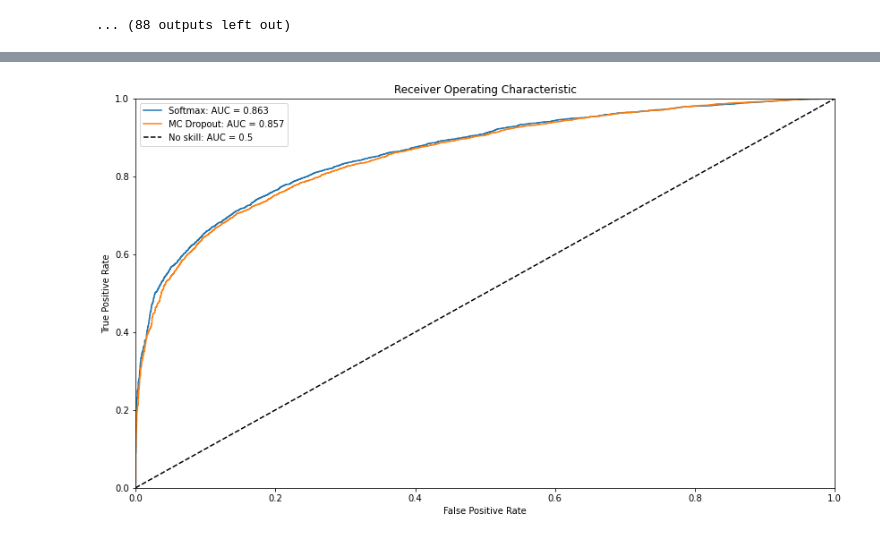
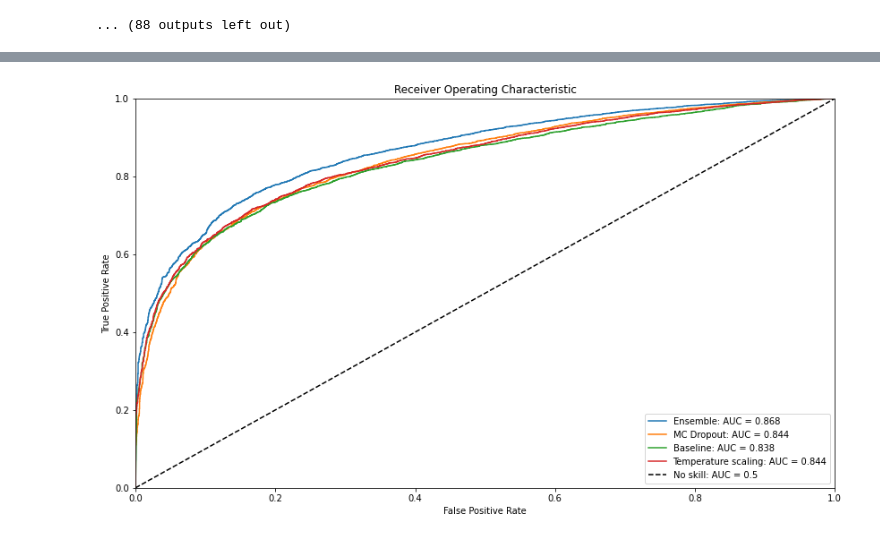
Before and after one commit to vlasakjiri/uncertainty-estimations, a Jupyter notebook: classification-cifar.ipynb, the cells around one changed output, grey strips where cells are left out. Drawn from its saved outputs; the diff is of its cells as text; code cells hidden in the pictures.

```diff
--- a/classification-cifar.ipynb
+++ b/classification-cifar.ipynb
@@ -71,5 +91,7 @@ data_loaders = {"train": data_loader_train, "val": data_loader_val, "test": data
 # %%
-model = torch.load("models/cifar100_resnet18")
+model = torch.load("models/cifar100_resnet18_train_val_split")
 model_dropout = torch.load("models/cifar100_resnet18_0.2dropout_all")
 model_dropout.load_state_dict(model.state_dict())
 model = model_dropout
+model.dropout = torch.nn.Dropout(p=0)
+utils.mc_dropout.set_dropout_p(model, model, .03)
@@ -128,5 +164,5 @@ model.dropout = torch.nn.Dropout(p=0)
 # %%
 from utils.temperature_scaling import ModelWithTemperature
 scaled_model = ModelWithTemperature(model)
-scaled_model.set_temperature(data_loader_test)
+scaled_model.set_temperature(data_loader_val)
 # %% [output]
@@ -151,7 +187,11 @@ ModelWithTemperature(
   )
 )
 # %%
-# utils.mc_dropout.set_dropout_p(model, model, .03)
-progress = utils.model.run_validation(
-    scaled_model, data_loaders["test"], utils.metrics.Progress(), device, use_mc_dropout=True)
+
+progress_ensemble = utils.model.run_validation(
+    ensemble, data_loaders["test"], utils.metrics.Progress(), device, use_mc_dropout=False)
+progress_model = utils.model.run_validation(
+    model, data_loaders["test"], utils.metrics.Progress(), device, use_mc_dropout=True)
+progress_scaled_model = utils.model.run_validation(
+    scaled_model, data_loaders["test"], utils.metrics.Progress(), device, use_mc_dropout=False)
 # %%
@@ -187,12 +221,17 @@ Accuracy: 69.48%, NLL: 1.150287
 import sklearn.metrics as metrics
 curves = []
 
-correct = progress.predictions == progress.labels
-fpr, tpr, _ = metrics.roc_curve(correct, progress.max_probs)
+
+
+
+correct = progress_ensemble.predictions == progress_ensemble.labels
+max_probs = progress_ensemble.logits.max(axis=-1)
+fpr, tpr, _ = metrics.roc_curve(correct, max_probs)
 roc_auc = metrics.auc(fpr, tpr)
 
-prec, recall, _ = metrics.precision_recall_curve(correct, progress.max_probs)
+prec, recall, _ = metrics.precision_recall_curve(correct, max_probs)
 aupr = metrics.auc(recall, prec)
+
 curves.append({
     "fpr":fpr,
     "tpr":tpr,
@@ -200,43 +239,74 @@ curves.append({
     "prec": prec,
     "recall": recall,
     "aupr": aupr,
-    "label": "Softmax"
+    "label": "Ensemble"
 })
 
-correct = progress.dropout_predictions == progress.labels
-dropout_max_probs = progress.dropout_outputs.max(axis=-1)
+correct = progress_model.dropout_predictions == progress_model.labels
+dropout_max_probs = progress_model.dropout_outputs.max(axis=-1)
 fpr, tpr, _ = metrics.roc_curve(correct, dropout_max_probs)
 roc_auc = metrics.auc(fpr, tpr)
 
 prec, recall, _ = metrics.precision_recall_curve(correct, dropout_max_probs)
 aupr = metrics.auc(recall, prec)
 
 curves.append({
     "fpr":fpr,
     "tpr":tpr,
     "auroc":roc_auc,
     "prec": prec,
     "recall": recall,
     "aupr": aupr,
     "label": "MC Dropout"
 })
 
+correct = progress_model.predictions == progress_model.labels
+fpr, tpr, _ = metrics.roc_curve(correct, progress_model.max_probs)
+roc_auc = metrics.auc(fpr, tpr)
+
+prec, recall, _ = metrics.precision_recall_curve(correct, progress_model.max_probs)
+aupr = metrics.auc(recall, prec)
+curves.append({
+    "fpr":fpr,
+    "tpr":tpr,
+    "auroc":roc_auc,
+    "prec": prec,
+    "recall": recall,
+    "aupr": aupr,
+    "label": "Baseline"
+})
+
+correct = progress_scaled_model.predictions == progress_scaled_model.labels
+fpr, tpr, _ = metrics.roc_curve(correct, progress_scaled_model.max_probs)
+roc_auc = metrics.auc(fpr, tpr)
+
+prec, recall, _ = metrics.precision_recall_curve(correct, progress_scaled_model.max_probs)
+aupr = metrics.auc(recall, prec)
+curves.append({
+    "fpr":fpr,
+    "tpr":tpr,
+    "auroc":roc_auc,
+    "prec": prec,
+    "recall": recall,
+    "aupr": aupr,
+    "label": "Temperature scaling"
+})
 
 
 plt.figure(figsize=(14,8))
 plt.title('Receiver Operating Characteristic')
 for curve in curves:
     plt.plot(curve["fpr"], curve["tpr"], label = f"{curve['label']}: AUC = {curve['auroc']:.3f}" )
 plt.plot([0, 1], [0, 1],'k--', label=f"No skill: AUC = 0.5")
 plt.xlim([0, 1])
 plt.ylim([0, 1])
 plt.legend()
 
 plt.ylabel('True Positive Rate')
 plt.xlabel('False Positive Rate')
 plt.show()
 # %% [output]
-[figure, old version]
+[figure, new version]
 # %%
 no_skill = correct.sum() / len(correct)
 plt.figure(figsize=(14,8))
```
Also changed, not shown: parts of 11 cells of this notebook, 3 other files.
